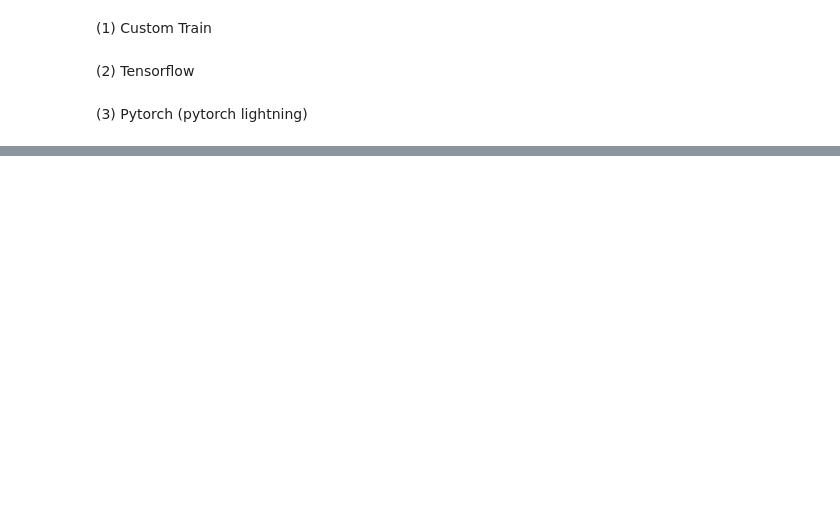
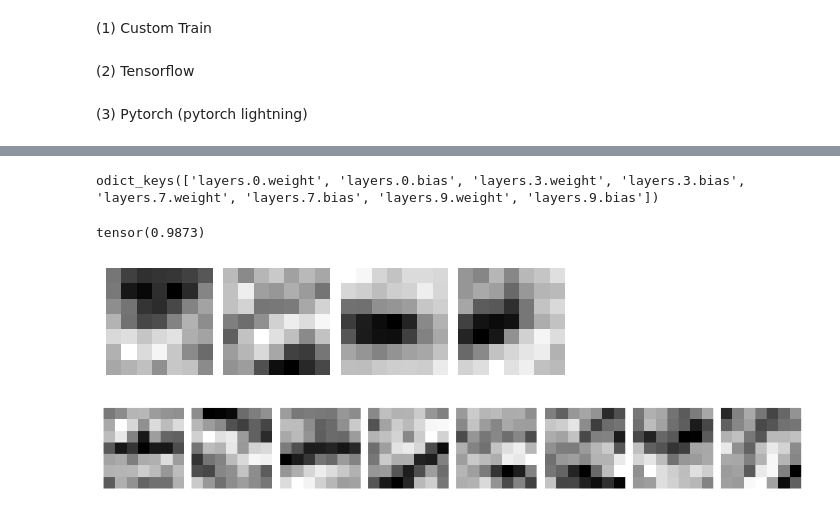
Before and after one commit to hyuckjinkim/study-archive, a Jupyter notebook: 4_deep-learning-from-scratch/book_1.ipynb, the cells around one changed output, grey strips where cells are left out. Saved outputs shown, nothing was run; the diff lists cells and outputs as text; code cells hidden in the pictures; blank space fills up the shorter version.

```diff
--- a/4_deep-learning-from-scratch/book_1.ipynb
+++ b/4_deep-learning-from-scratch/book_1.ipynb
@@ -2156,0 +3088,13 @@ for i in range(epochs):
+# %%
+model.load_state_dict(torch.load('./mc/best_model.pt'))
+params = model.state_dict()
+params.keys()
+# %% [output]
+odict_keys(['layers.0.weight', 'layers.0.bias', 'layers.3.weight', 'layers.3.bias', 'layers.7.weight', 'layers.7.bias', 'layers.9.weight', 'layers.9.bias'])
+# %%
+from lib.python.torch.build_model import predict
+
+y_true, y_pred = predict(model, val_loader, device='cpu')
+f1_score(torch.tensor(y_pred), torch.tensor(y_true))
+# %% [output]
+tensor(0.9873)
@@ -2156,0 +3104,29 @@ for i in range(epochs):
+# %%
+def normalize_tensor(tensor):
+    tensor_min = tensor.min(axis=(1, 2, 3), keepdims=True)
+    tensor_max = tensor.max(axis=(1, 2, 3), keepdims=True)
+    return (tensor - tensor_min) / (tensor_max - tensor_min)
+
+def plot_kernels(tensor, num_cols):
+    tensor = tensor.cpu().numpy()
+
+    tensor = normalize_tensor(tensor)  # 정규화 적용
+    num_kernels = tensor.shape[0]
+    num_rows = (num_kernels + num_cols - 1) // num_cols
+    fig = plt.figure(figsize=(num_cols*1.5, num_rows*1.5))  # 크기 조정
+
+    for i in range(num_kernels):
+        ax1 = fig.add_subplot(num_rows, num_cols, i+1)
+        ax1.imshow(tensor[i][0], cmap='gray', interpolation='nearest')  # interpolation 적용
+        ax1.axis('off')
+        ax1.set_xticklabels([])
+        ax1.set_yticklabels([])
+
+    plt.subplots_adjust(wspace=0.1, hspace=0.1)
+    plt.show()
+# %%
+plot_kernels(params['layers.0.weight'], num_cols=10)
+plot_kernels(params['layers.3.weight'], num_cols=10)
+# %% [output]
+[figure, added]
+[figure, added]
```
Also changed, not shown: parts of 56 cells of this notebook, 1 other file.
